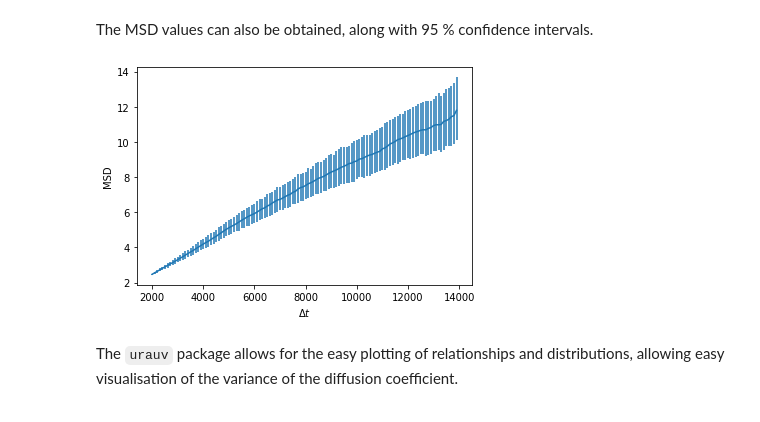
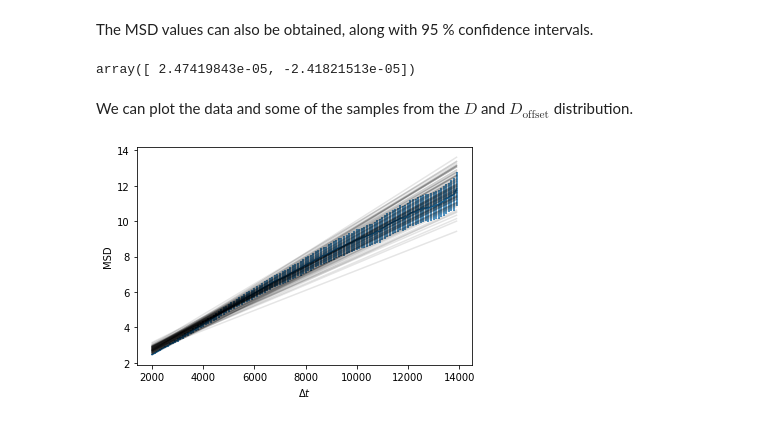
Before and after one commit to bjmorgan/kinisi, a Jupyter notebook: docs/source/vasp.ipynb, the cells around one changed output. Cells and saved outputs as stored; diff of their text form; code cells hidden in the pictures.

```diff
--- a/docs/source/vasp.ipynb
+++ b/docs/source/vasp.ipynb
@@ -26,3 +26,9 @@ diff.D.n, diff.D.con_int
 # %% [markdown]
 The MSD values can also be obtained, along with 95 % confidence intervals.
+# %%
+diff.D.n - diff.D.con_int
+# %% [output]
+array([ 2.47419843e-05, -2.41821513e-05])
+# %% [markdown]
+We can plot the data and some of the samples from the $D$ and $D_{\text{offset}}$ distribution.
 # %%
@@ -29,10 +36,10 @@ The MSD values can also be obtained, along with 95 % confidence intervals.
 import matplotlib.pyplot as plt
 # %%
 plt.errorbar(diff.dt, diff.msd, diff.msd_err)
+for i in np.random.choice(diff.D.size, size=100):
+    plt.plot(diff.dt, diff.D.samples[i] * 6 * diff.dt + diff.D_offset.samples[i], 'k', alpha=0.1, zorder=10)
 plt.ylabel('MSD')
 plt.xlabel('$\Delta t$')
 plt.show()
 # %% [output]
-[figure, old version]
+[figure, new version]
-# %% [markdown]
-The ``urauv`` package allows for the easy plotting of relationships and distributions, allowing easy visualisation of the variance of the diffusion coefficient.
```
Also changed, not shown: parts of 7 cells of this notebook, 3 other files.
